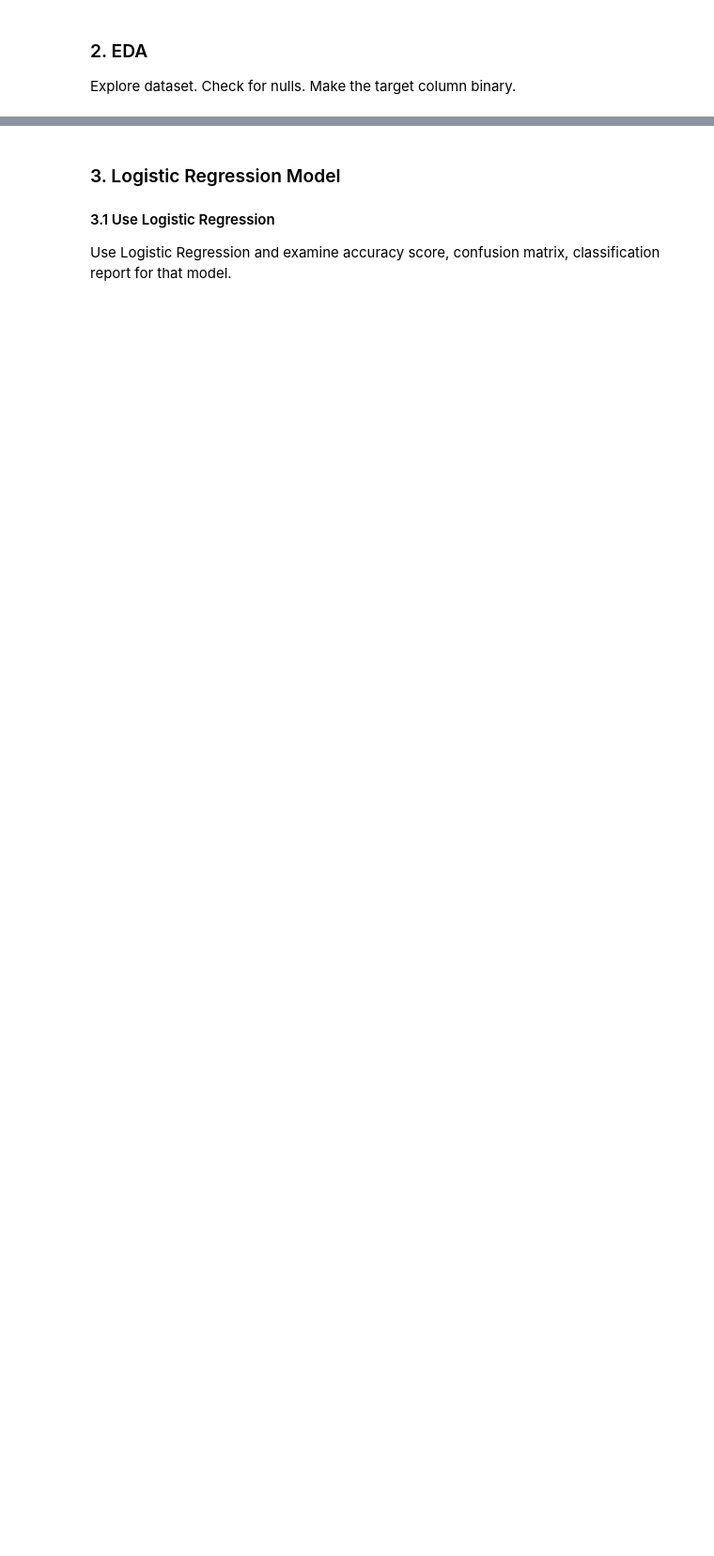
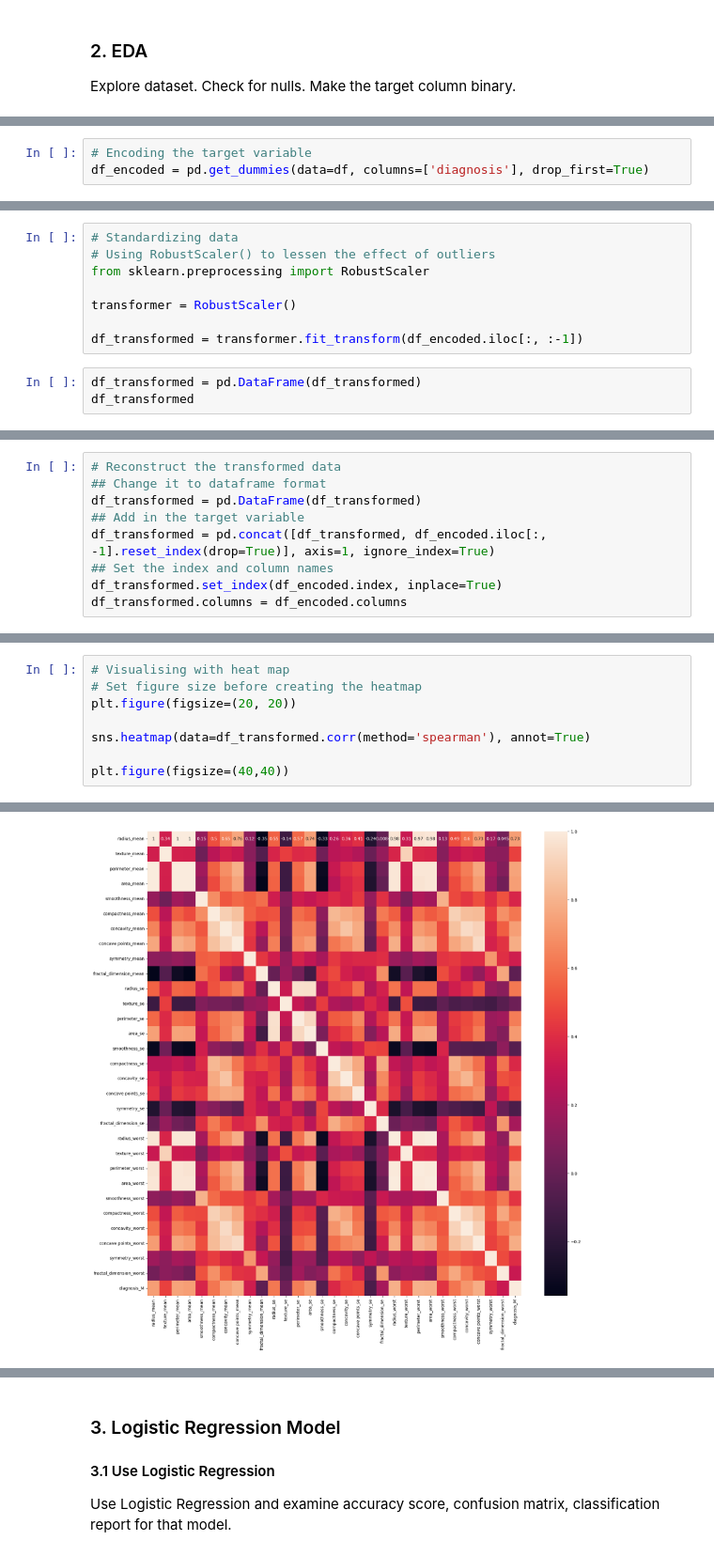
Before and after one commit to huyphnvn/IOD, a Jupyter notebook: MOD5/Lab 5/IOD_Lab_5_1_1.ipynb, the cells around one changed output, grey strips where cells are left out. Shown at 94% size. Drawn from its saved outputs; the diff is of its cells as text; blank space fills up the shorter version.

```diff
--- a/MOD5/Lab 5/IOD_Lab_5_1_1.ipynb
+++ b/MOD5/Lab 5/IOD_Lab_5_1_1.ipynb
@@ -60,0 +112,3 @@ Explore dataset. Check for nulls. Make the target column binary.
+# %%
+# Encoding the target variable
+df_encoded = pd.get_dummies(data=df, columns=['diagnosis'], drop_first=True)
@@ -60,0 +152,11 @@ Explore dataset. Check for nulls. Make the target column binary.
+# %%
+# Standardizing data
+# Using RobustScaler() to lessen the effect of outliers
+from sklearn.preprocessing import RobustScaler
+
+transformer = RobustScaler()
+
+df_transformed = transformer.fit_transform(df_encoded.iloc[:, :-1])
+# %%
+df_transformed = pd.DataFrame(df_transformed)
+df_transformed
@@ -60,0 +212,9 @@ Explore dataset. Check for nulls. Make the target column binary.
+# %%
+# Reconstruct the transformed data
+## Change it to dataframe format
+df_transformed = pd.DataFrame(df_transformed)
+## Add in the target variable
+df_transformed = pd.concat([df_transformed, df_encoded.iloc[:, -1].reset_index(drop=True)], axis=1, ignore_index=True)
+## Set the index and column names
+df_transformed.set_index(df_encoded.index, inplace=True)
+df_transformed.columns = df_encoded.columns
@@ -60,0 +260,9 @@ Explore dataset. Check for nulls. Make the target column binary.
+# %%
+# Visualising with heat map
+# Set figure size before creating the heatmap
+plt.figure(figsize=(20, 20))
+
+sns.heatmap(data=df_transformed.corr(method='spearman'), annot=True)
+
+plt.figure(figsize=(40,40))
+# %% [output]
@@ -60,0 +270 @@ Explore dataset. Check for nulls. Make the target column binary.
+[figure, added]
```
Also changed, not shown: parts of 51 cells of this notebook.
